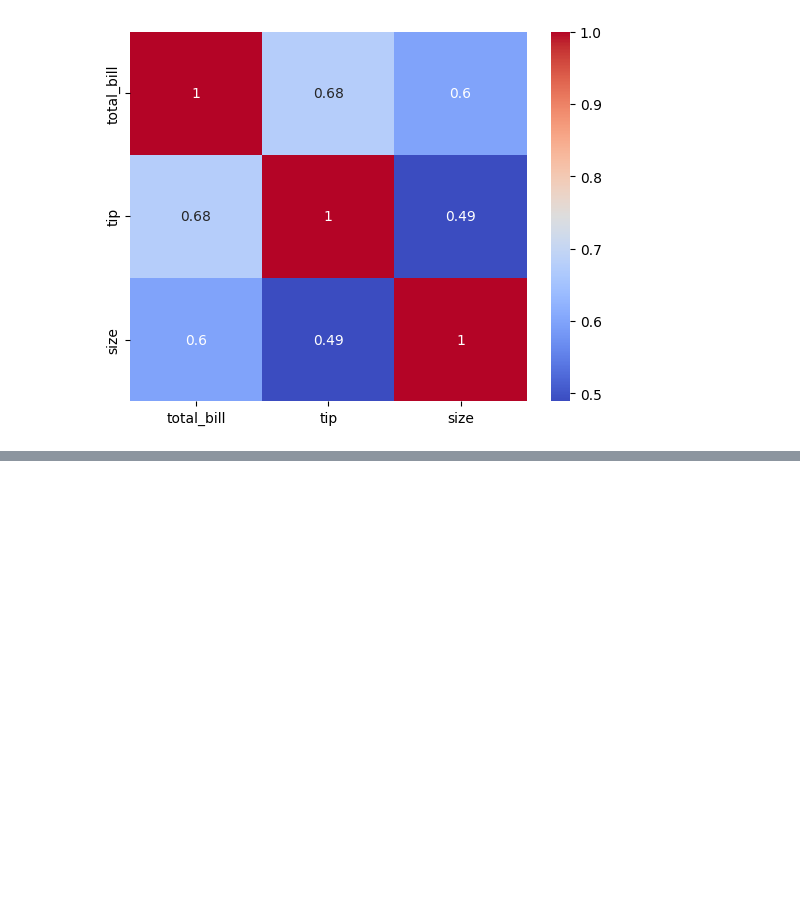
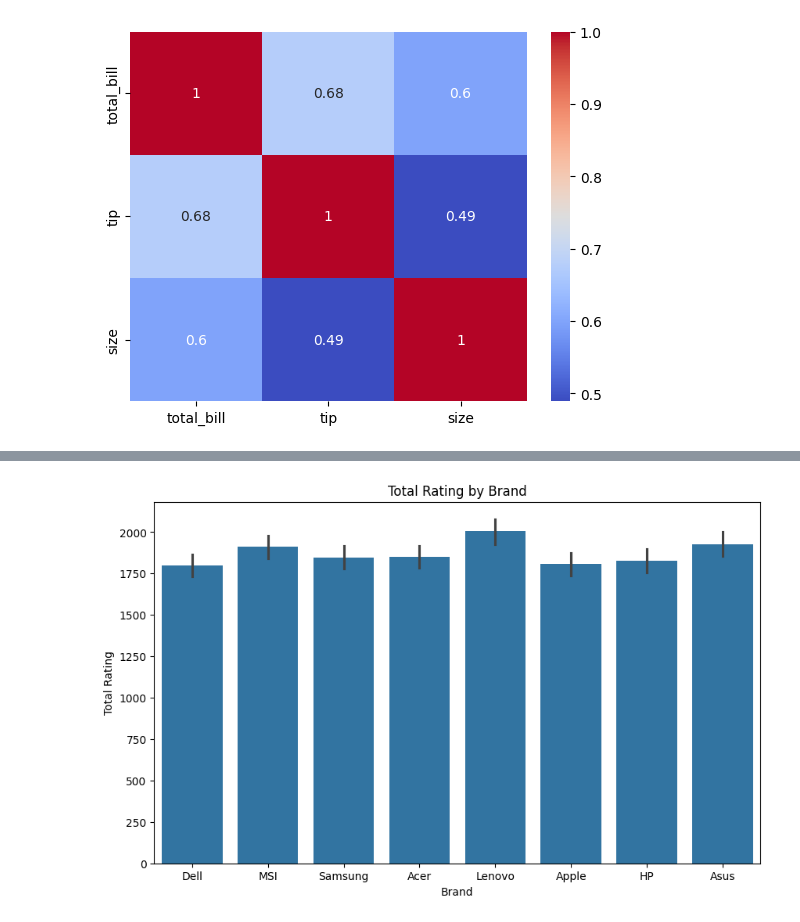
Before and after one commit to GGTuran/basic-python, a Jupyter notebook: Data Analysis/Seaborn.ipynb, the cells around one changed output, grey strips where cells are left out. Saved outputs shown, nothing was run; the diff lists cells and outputs as text; code cells hidden in the pictures; blank space fills up the shorter version.

```diff
--- a/Data Analysis/Seaborn.ipynb
+++ b/Data Analysis/Seaborn.ipynb
@@ -84,0 +87,3 @@ sns.heatmap(corr,annot=True,cmap='coolwarm')
+# %%
+df = pd.read_csv('laptop.csv')
+df.head()
@@ -84,0 +97,9 @@ sns.heatmap(corr,annot=True,cmap='coolwarm')
+# %%
+plt.figure(figsize=(10,6))
+sns.barplot(x='Brand_Purchased',y='Satisfaction_Rating',data=df,estimator=sum)
+plt.title("Total Rating by Brand")
+plt.xlabel("Brand")
+plt.ylabel("Total Rating")
+plt.show()
+# %% [output]
+[figure, added]
```
Also changed, not shown: parts of 3 cells of this notebook, 3 other files.
